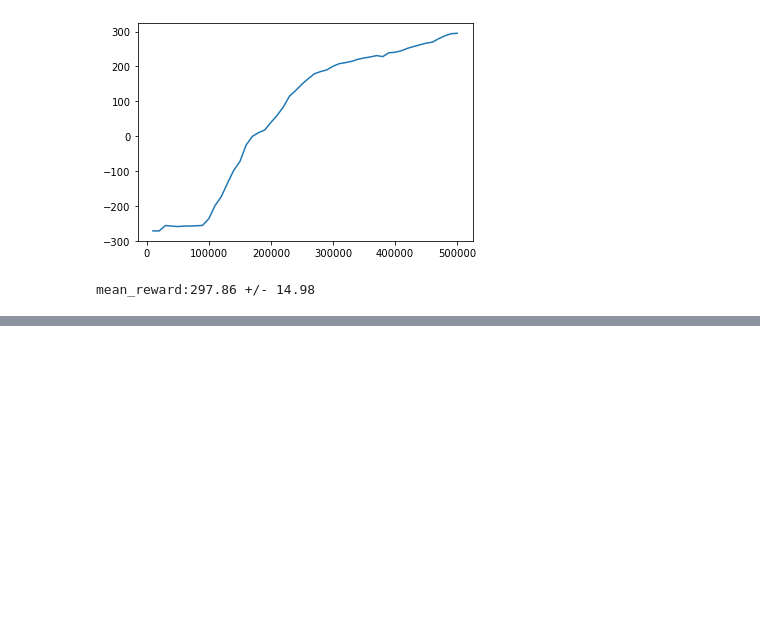
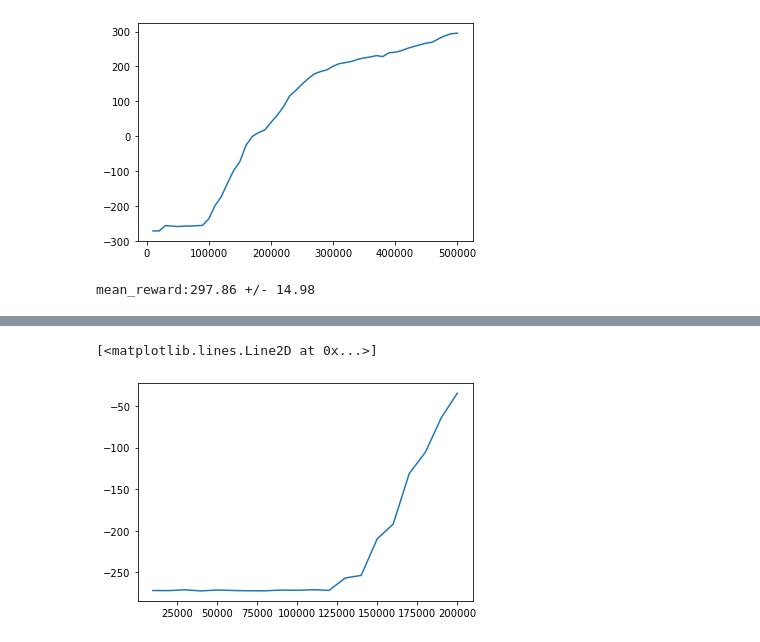
Before and after one commit to nathanhigginbotham/ChainRL, a Jupyter notebook: stablebaselines ORGYM.ipynb, the cells around one changed output, grey strips where cells are left out. Cells and saved outputs as stored; diff of their text form; code cells hidden in the pictures; blank space fills up the shorter version.

```diff
--- a/stablebaselines ORGYM.ipynb
+++ b/stablebaselines ORGYM.ipynb
@@ -64,0 +67,22 @@ mean_reward:297.86 +/- 14.98
+# %%
+# Making Supply Chain Environment
+env_1 = or_gym.make('InvManagement-v1') #gym.make('CartPole-v1')
+
+# Constructing model
+model_1 = PPO(MlpPolicy, env, verbose=0)
+# %%
+env_1.periods = 60
+# %%
+# Evaluating initial pre-training performance
+
+mean_reward_before_train_1 = evaluate_policy(model_1, env_1, n_eval_episodes=100)
+print("Mean reward:", mean_reward_before_train_1)
+
+EpisodeNumber_1 = np.linspace(10000,200000,20)
+mean_reward_1 = np.zeros(20)
+
+# Train the agent for 200,000 steps
+
+for i in tqdm(range(20)):
+    model_1.learn(total_timesteps=10000, progress_bar=True)
+    mean_reward_1[i] = evaluate_policy(model_1, env_1, n_eval_episodes=100)[0]
@@ -64,0 +103,5 @@ mean_reward:297.86 +/- 14.98
+# %%
+plt.plot(EpisodeNumber_1, mean_reward_1)
+# %% [output]
+[<matplotlib.lines.Line2D at 0x...>]
+[figure, added]
```
Also changed, not shown: parts of 7 cells of this notebook.
